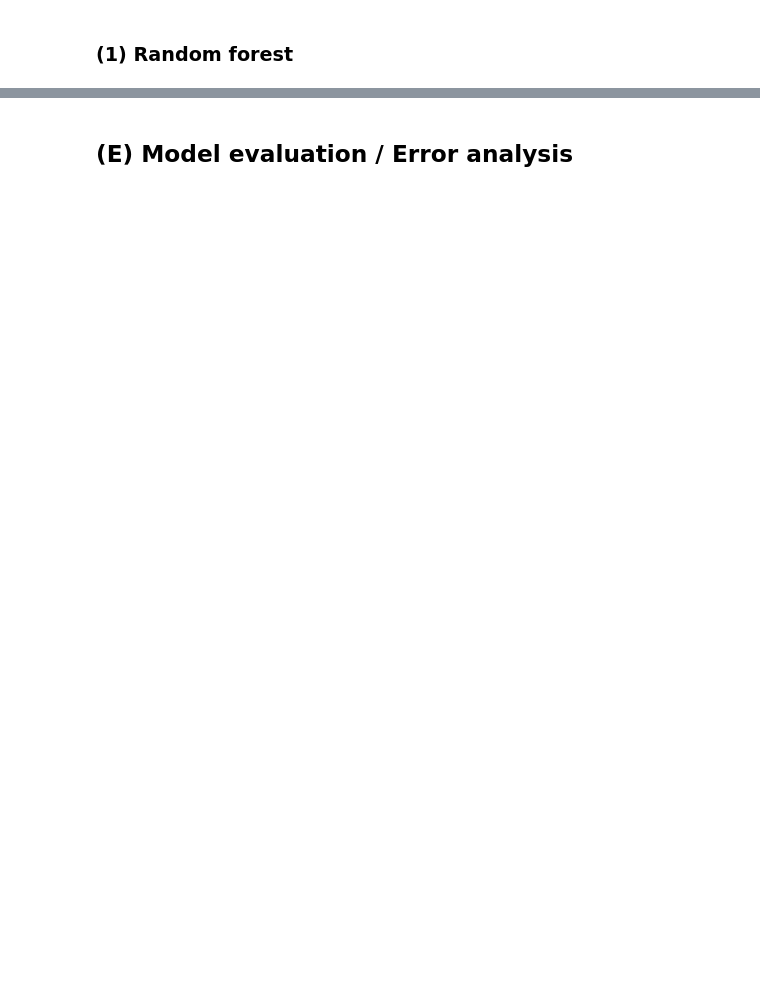
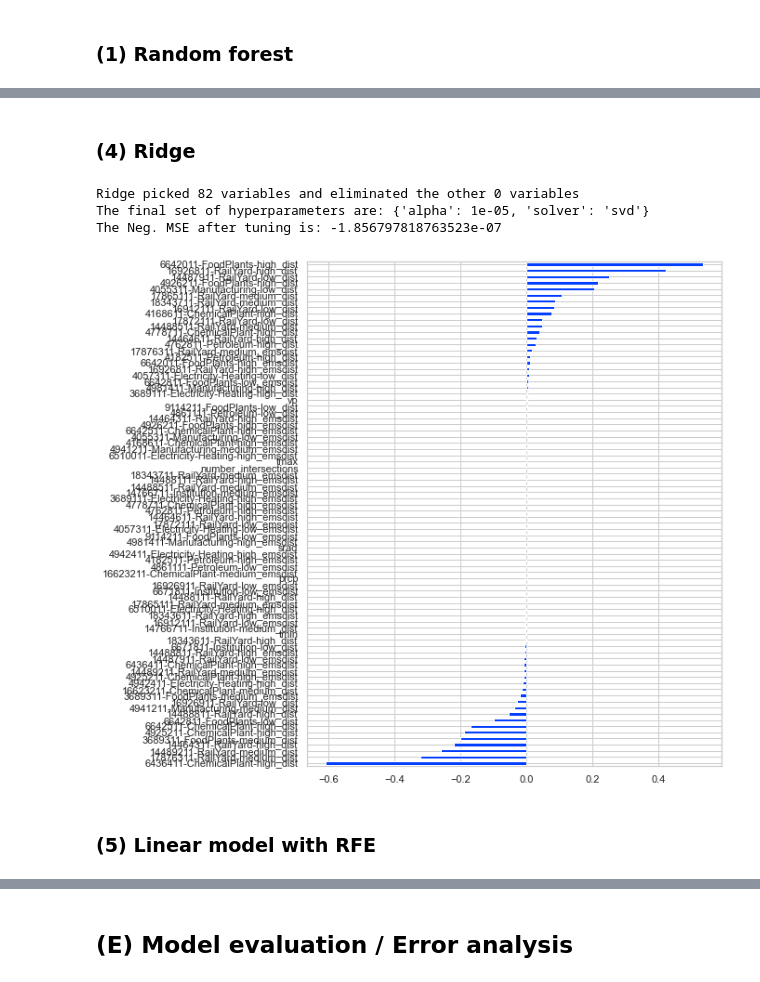
Before and after one commit to v4vigtory/Hyperlocal-Air-Quality-Prediction-in-Houston-neighborhoods, a Jupyter notebook: notebooks/models/standard_models.ipynb, the cells around one changed output, grey strips where cells are left out. Cells and saved outputs as stored; diff of their text form; code cells hidden in the pictures; blank space fills up the shorter version.

```diff
--- a/notebooks/models/standard_models.ipynb
+++ b/notebooks/models/standard_models.ipynb
@@ -398,0 +416,56 @@ print(best_result)
+# %% [markdown]
+### (4) Ridge
+# %%
+def ridge_model(X_arr, y_arr, grid_param, cols):
+    # defining the regressor
+    regressor = Ridge(random_state=1)
+
+    # do RandomizedSearchCV
+    gd_sr = GridSearchCV(estimator=regressor,
+                        param_grid=grid_param,
+                        scoring='neg_mean_squared_error',
+                        cv=5,
+                        n_jobs=-1)
+
+    gd_sr.fit(X_arr, y_arr)
+    best_parameters = gd_sr.best_params_
+    best_score = gd_sr.best_score_
+
+    # feature importance list
+    coef = pd.Series(gd_sr.best_estimator_.coef_, index = cols)
+    print("Ridge picked " + str(sum(coef != 0)) +
+      " variables and eliminated the other " +  str(sum(coef == 0)) + " variables")
+
+    # plotting the selected features
+    coef[coef != 0].sort_values().plot(kind = "barh")
+
+    # saving the model to file
+    pkl_filename = "ridge_model.pkl"
+    with open(pkl_filename, 'wb') as file:
+        pickle.dump(gd_sr.best_estimator_, file)
+
+    print("The final set of hyperparameters are:", best_parameters)
+    print("The Neg. MSE after tuning is:", best_score)
+
+    return best_score
+
+
+grid_param = {
+            'alpha':[1e-5, 1e-4, 1e-3, 1e-2, 1e-1, 1],
+            'solver':['auto', 'svd', 'cholesky', 'sag']
+            }
+
+# building the model
+final_score = ridge_model(X_arr, y_arr, grid_param, cols)
+
+# saving tuned model score to master dict
+model_scores["Ridge"] = final_score
+
+## TO-DO: remove features with very low values of coef (check histogram)
+# %% [output]
+Ridge picked 82 variables and eliminated the other 0 variables
+The final set of hyperparameters are: {'alpha': 1e-05, 'solver': 'svd'}
+The Neg. MSE after tuning is: -1.856797818763523e-07
+[figure, added]
+# %% [markdown]
+### (5) Linear model with RFE
```
Also changed, not shown: parts of 31 cells of this notebook.
